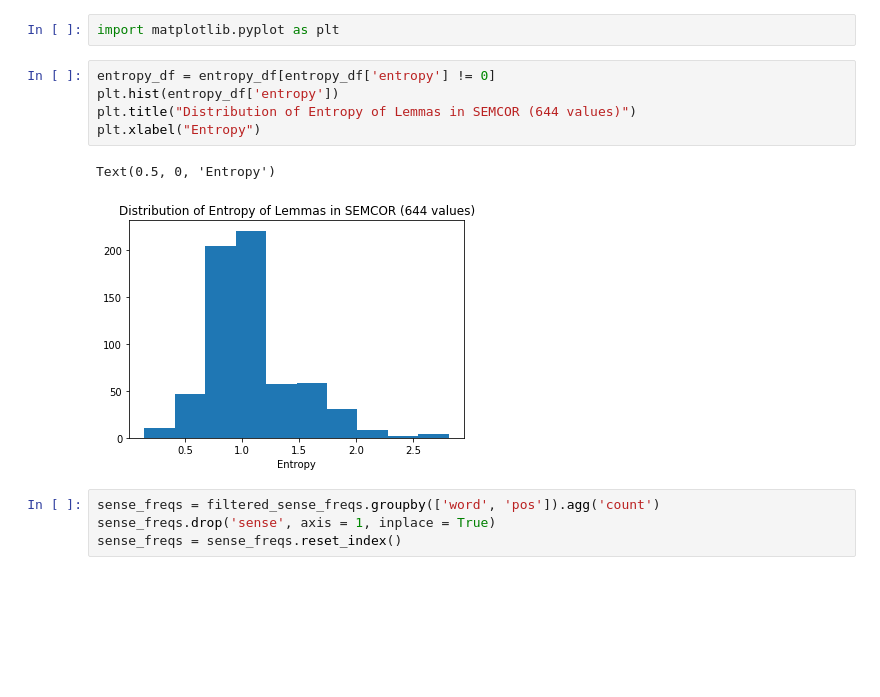
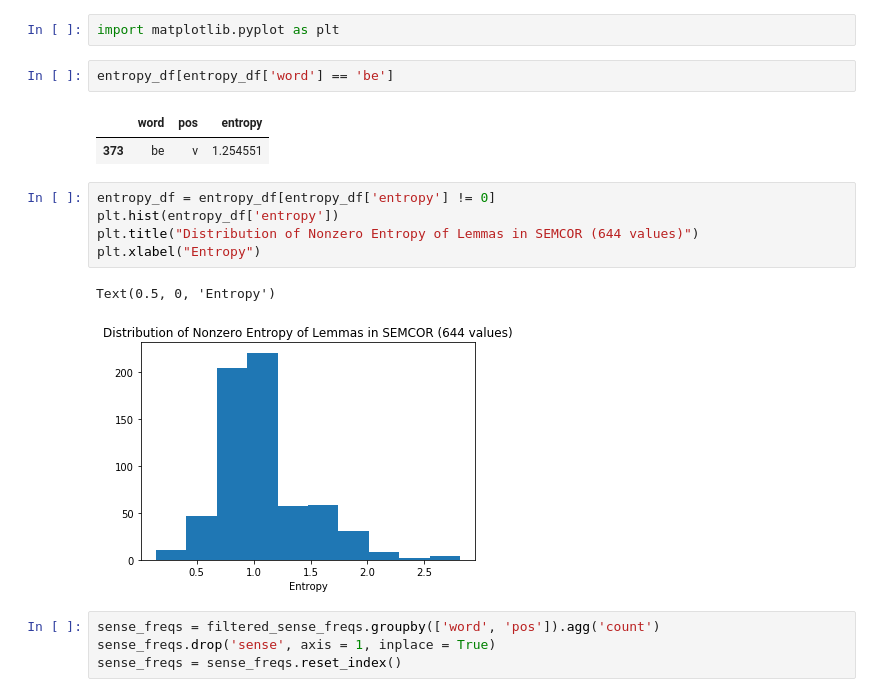
Before and after one commit to sathvikn/bert-wordsense, a Jupyter notebook: codebase/semcor_freqs.ipynb, the cells around one changed output. Saved outputs shown, nothing was run; the diff lists cells and outputs as text; blank space fills up the shorter version.

```diff
--- a/codebase/semcor_freqs.ipynb
+++ b/codebase/semcor_freqs.ipynb
@@ -229,14 +243,19 @@ entropy_df
 3123 rows × 3 columns
 # %%
 import matplotlib.pyplot as plt
+# %%
+entropy_df[entropy_df['word'] == 'be']
+# %% [output]
+|  | word | pos | entropy |
+| 373 | be | v | 1.254551 |
 # %%
 entropy_df = entropy_df[entropy_df['entropy'] != 0]
 plt.hist(entropy_df['entropy'])
-plt.title("Distribution of Entropy of Lemmas in SEMCOR (644 values)")
+plt.title("Distribution of Nonzero Entropy of Lemmas in SEMCOR (644 values)")
 plt.xlabel("Entropy")
 # %% [output]
 Text(0.5, 0, 'Entropy')
-[figure, old version]
+[figure, new version]
 # %%
 sense_freqs = filtered_sense_freqs.groupby(['word', 'pos']).agg('count')
 sense_freqs.drop('sense', axis = 1, inplace = True)
```
Also changed, not shown: parts of 4 cells of this notebook, 7 other files.
